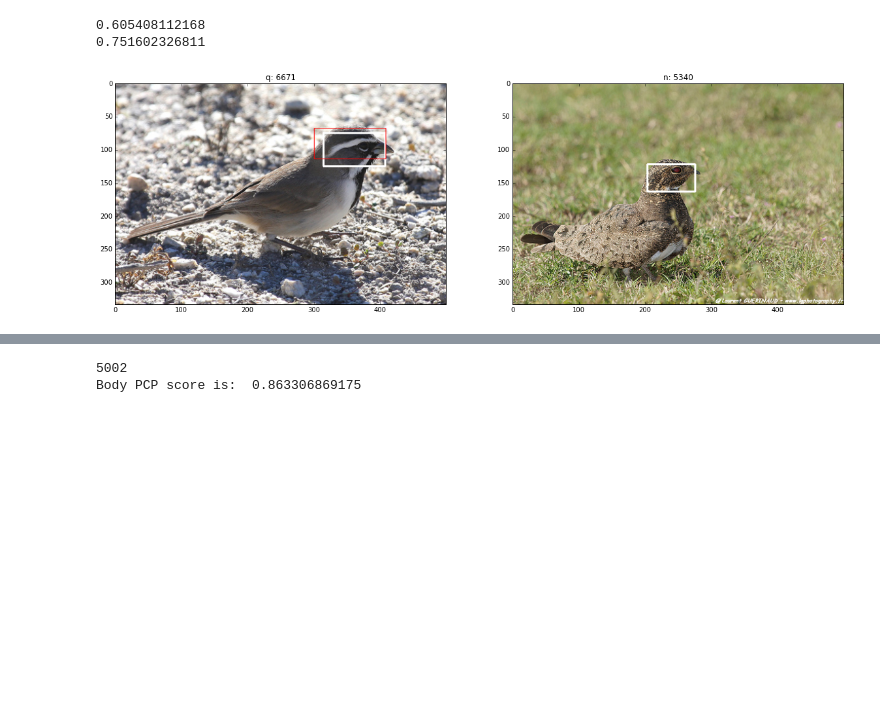
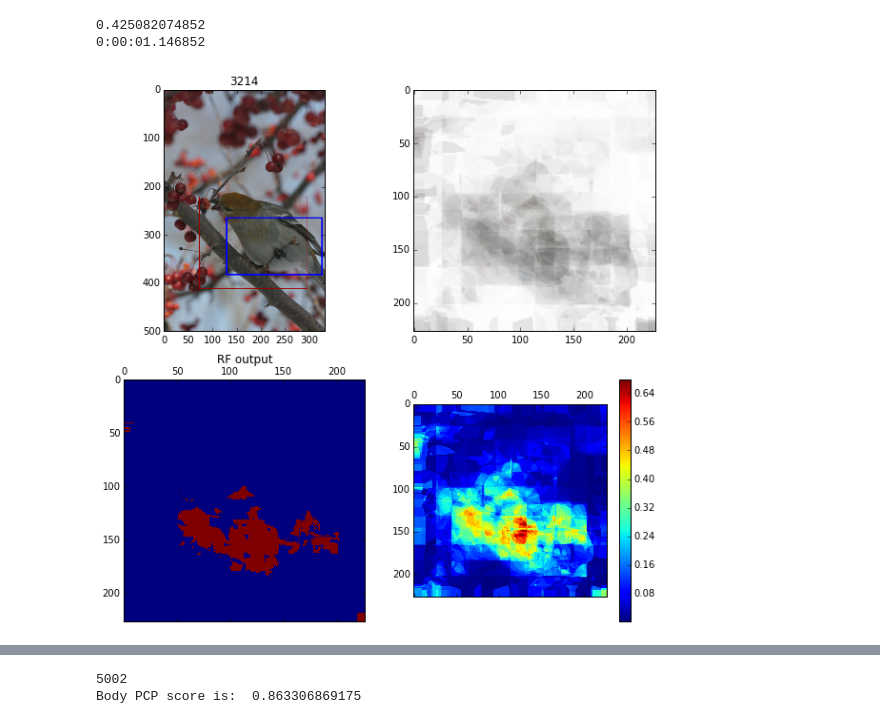
Before and after one commit to yassersouri/omgh, a Jupyter notebook: notebooks/Part Evaluation.ipynb, the cells around one changed output, grey strips where cells are left out. Cells and saved outputs as stored; diff of their text form; code cells hidden in the pictures; blank space fills up the shorter version.

```diff
--- a/notebooks/Part Evaluation.ipynb
+++ b/notebooks/Part Evaluation.ipynb
@@ -44,17 +47,17 @@ ssfeature_loader_deep = cub_utils.DeepSSFeatureLoader(cub, ss_storage,
                                                  net_name=ss_net_name, layer_name='pool5')
 ssfeature_loader_hog = cub_utils.HOGSSFeatureLoader(cub, ss_storage)
 
-nn_finder = cub_utils.NNFinder(final_storage, ssfeature_loader_hog, cub, normalize=True)
+nn_finder = cub_utils.NNFinder(final_storage, ssfeature_loader_deep, cub, normalize=True)
 NRGh = rects.NonparametricRG(nn_finder, BRGh, cub)
 NRGb = rects.NonparametricRG(nn_finder, BRGb, cub)
+
+RFRGb = rects.RandomForestRG(datastore(settings.storage('rf')), BRGb,
+                             cub_utils.DeepHelper.get_bvlc_net(), 'caffenet', cub, random_state=313, point_gen_strategy='unif',
+                             use_seg=True, pt_n_part=20, pt_n_bg=100)
+
+RFRGh = rects.RandomForestRG(datastore(settings.storage('rf')), BRGh,
+                             cub_utils.DeepHelper.get_bvlc_net(), 'caffenet', cub, random_state=313, point_gen_strategy='unif',
+                             use_seg=True, pt_n_part=20, pt_n_bg=100)
 # %%
 NRGh.setup()
 NRGb.setup()
-# %%
-I = IDtest[3251]
-NRGh.vis(I)
-NRGb.vis(I)
-# %% [output]
-0.605408112168
-0.751602326811
-[figure, removed]
@@ -60,0 +66,14 @@ NRGb.vis(I)
+# %%
+tic = dt.now()
+I = 3214
+RFRGb.vis(I)
+estimate_rect = RFRGb.generate(I)
+oracle_rect = BRGb.generate(I)
+img = caffe.io.load_image(all_image_infos[I])
+print estimate_rect.evalIOU(oracle_rect, img.shape)
+
+print dt.now() - tic
+# %% [output]
+0.425082074852
+0:00:01.146852
+[figure, added]
```
Also changed, not shown: parts of 6 cells of this notebook.
